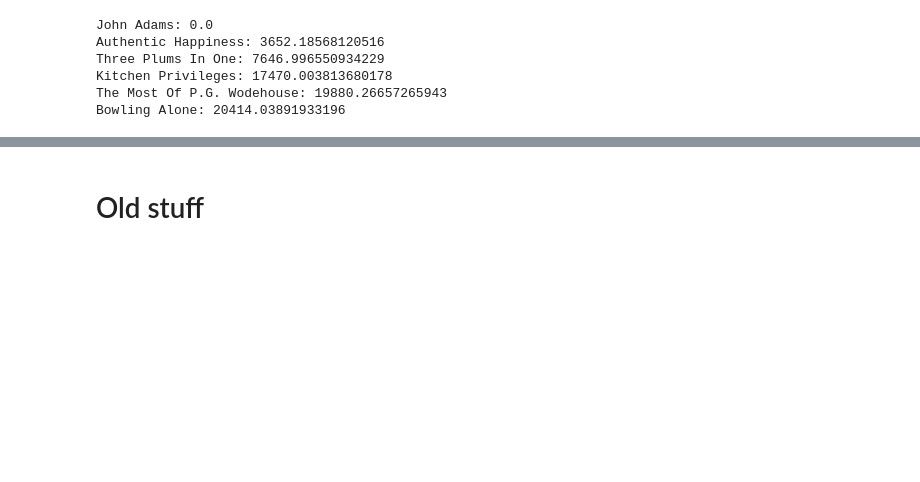
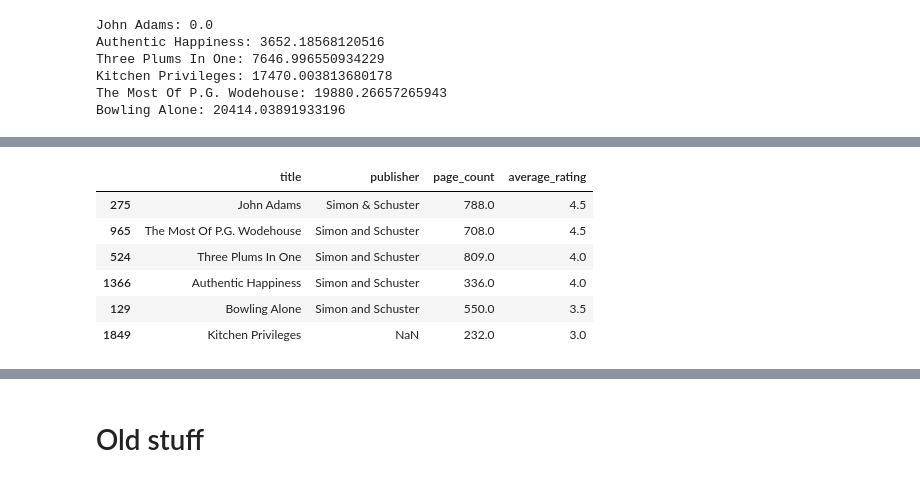
Before and after one commit to manny-pi/inst.414.final-project.repo, a Jupyter notebook: BenWork/BenLookingAtTheData.ipynb, the cells around one changed output, grey strips where cells are left out. Cells and saved outputs as stored; diff of their text form; code cells hidden in the pictures; blank space fills up the shorter version.

```diff
--- a/BenWork/BenLookingAtTheData.ipynb
+++ b/BenWork/BenLookingAtTheData.ipynb
@@ -490,3 +506,13 @@ top5df
 | 1366 | Authentic Happiness | Using the New Positive Psychology... | ['Martin E. P. Seligman'] | Simon and Schuster | 2004 | Argues happiness learned cultivat... | 9780743222983 | 336.0 | ['Psychology'] | ... |
 | 129 | Bowling Alone | The Collapse and Revival of Ameri... | ['Robert D. Putnam'] | Simon and Schuster | 2000 | Shows changes work, family struct... | 9780743203043 | 550.0 | ['History'] | ... |
 | 1849 | Kitchen Privileges | A Memoir | ['Mary Higgins Clark'] | NaN | 2002 | In memoir growing Bronx Depressio... | 9780743206051 | 232.0 | ['Biography & Autobiography'] | ... |
+# %%
+top5df[['title', 'publisher', 'page_count', 'average_rating']]
+# %% [output]
+|  | title | publisher | page_count | average_rating |
+| 275 | John Adams | Simon & Schuster | 788.0 | 4.5 |
+| 965 | The Most Of P.G. Wodehouse | Simon and Schuster | 708.0 | 4.5 |
+| 524 | Three Plums In One | Simon and Schuster | 809.0 | 4.0 |
+| 1366 | Authentic Happiness | Simon and Schuster | 336.0 | 4.0 |
+| 129 | Bowling Alone | Simon and Schuster | 550.0 | 3.5 |
+| 1849 | Kitchen Privileges | NaN | 232.0 | 3.0 |
```
Also changed, not shown: parts of 4 cells of this notebook.
